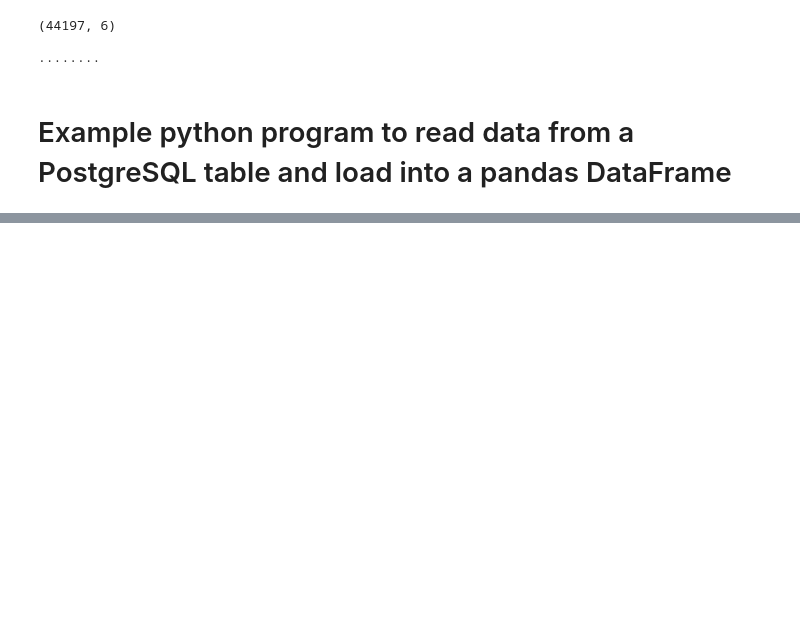
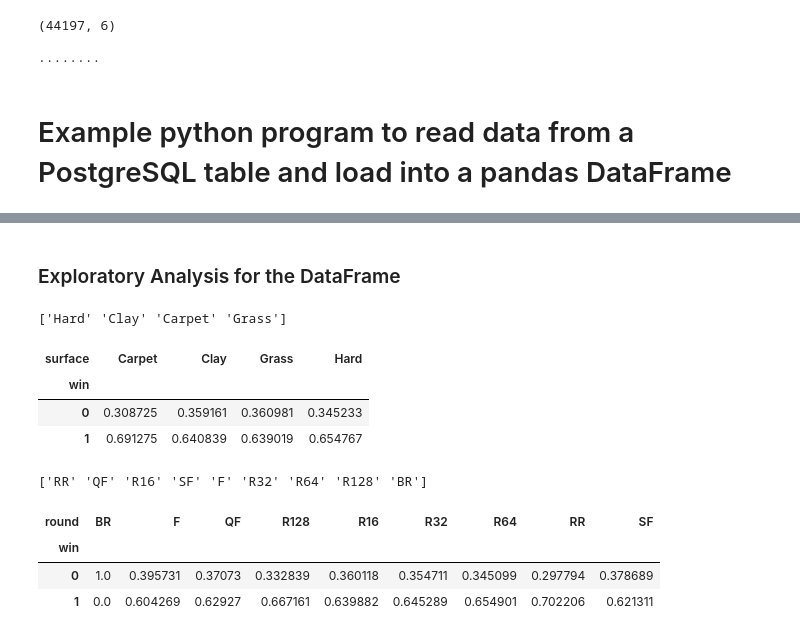
Before and after one commit to Pandas-Friend/WTA-Predictions, a Jupyter notebook: Machine_Learning_2nd_Segment.ipynb, the cells around one changed output, grey strips where cells are left out. Cells and saved outputs as stored; diff of their text form; code cells hidden in the pictures; blank space fills up the shorter version.

```diff
--- a/Machine_Learning_2nd_Segment.ipynb
+++ b/Machine_Learning_2nd_Segment.ipynb
@@ -246,0 +236,28 @@ win_by_Surface
+# %% [markdown]
+### Exploratory Analysis for the DataFrame
+# %%
+print(dataFrame['surface'].unique())
+# %% [output]
+['Hard' 'Clay' 'Carpet' 'Grass']
+# %%
+# Look at percentage of wins for each surface.
+win_by_Surface = pd.crosstab(dataFrame.win, dataFrame.surface).apply( lambda x: x/x.sum(), axis = 0 )
+win_by_Surface
+# %% [output]
+| surface | Carpet | Clay | Grass | Hard |
+| win |  |  |  |  |
+| 0 | 0.308725 | 0.359161 | 0.360981 | 0.345233 |
+| 1 | 0.691275 | 0.640839 | 0.639019 | 0.654767 |
+# %%
+print(dataFrame['round'].unique())
+# %% [output]
+['RR' 'QF' 'R16' 'SF' 'F' 'R32' 'R64' 'R128' 'BR']
+# %%
+# Look at percentage of wins for each round.
+win_by_round = pd.crosstab(dataFrame.win, dataFrame['round']).apply( lambda x: x/x.sum(), axis = 0 )
+win_by_round
+# %% [output]
+| round | BR | F | QF | R128 | R16 | R32 | R64 | RR | SF |
+| win |  |  |  |  |  |  |  |  |  |
+| 0 | 1.0 | 0.395731 | 0.37073 | 0.332839 | 0.360118 | 0.354711 | 0.345099 | 0.297794 | 0.378689 |
+| 1 | 0.0 | 0.604269 | 0.62927 | 0.667161 | 0.639882 | 0.645289 | 0.654901 | 0.702206 | 0.621311 |
```
Also changed, not shown: parts of 21 cells of this notebook.
